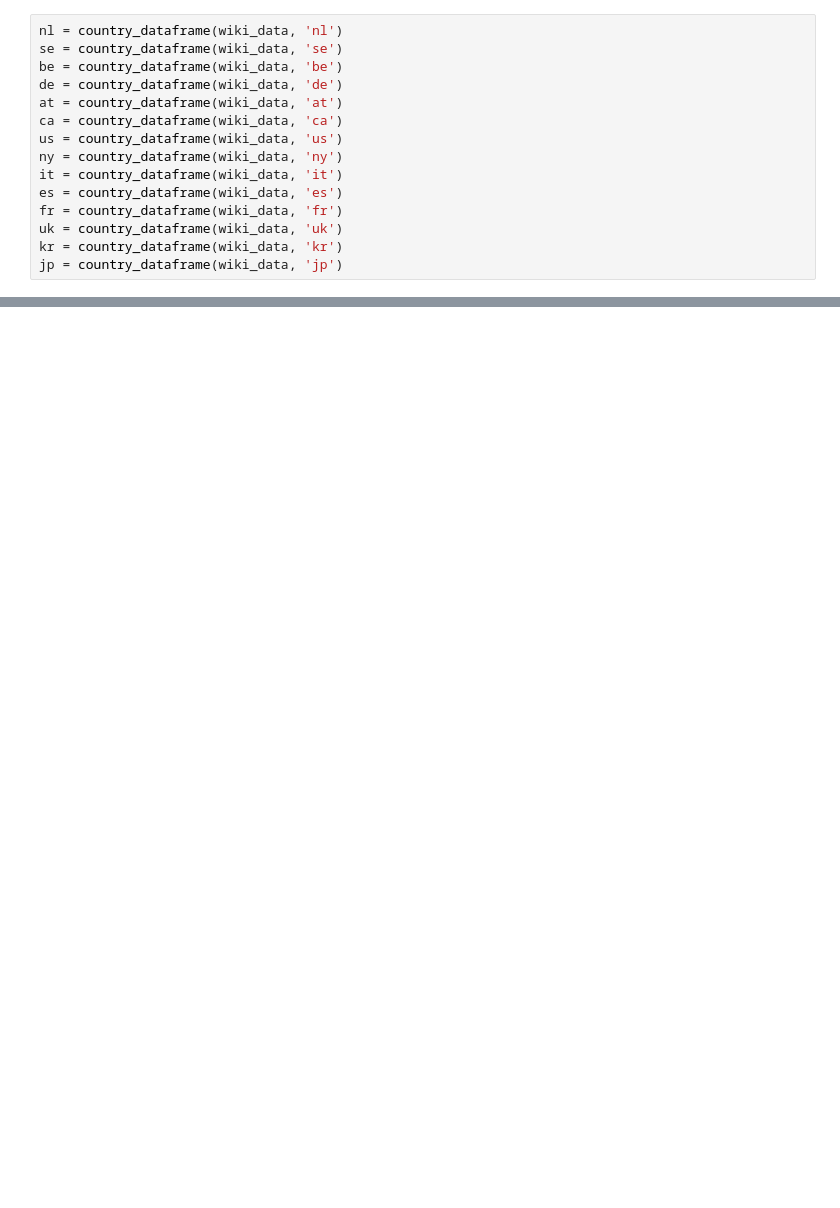
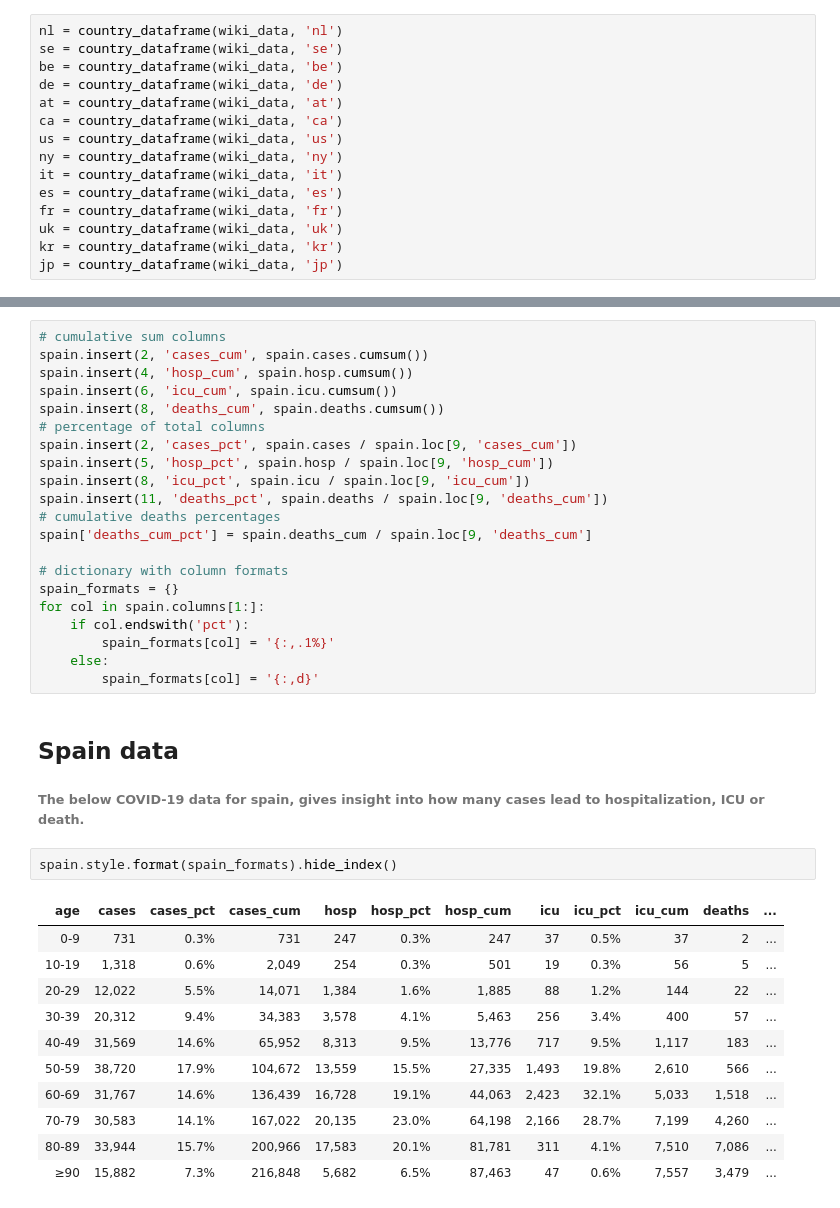
Before and after one commit to DeCooper88/corona, a Jupyter notebook: corona_dashboard.ipynb, the cells around one changed output, grey strips where cells are left out. Saved outputs shown, nothing was run; the diff lists cells and outputs as text; blank space fills up the shorter version.

```diff
--- a/corona_dashboard.ipynb
+++ b/corona_dashboard.ipynb
@@ -395,0 +463,38 @@ plt.show()
+# %%
+# cumulative sum columns
+spain.insert(2, 'cases_cum', spain.cases.cumsum())
+spain.insert(4, 'hosp_cum', spain.hosp.cumsum())
+spain.insert(6, 'icu_cum', spain.icu.cumsum())
+spain.insert(8, 'deaths_cum', spain.deaths.cumsum())
+# percentage of total columns
+spain.insert(2, 'cases_pct', spain.cases / spain.loc[9, 'cases_cum'])
+spain.insert(5, 'hosp_pct', spain.hosp / spain.loc[9, 'hosp_cum'])
+spain.insert(8, 'icu_pct', spain.icu / spain.loc[9, 'icu_cum'])
+spain.insert(11, 'deaths_pct', spain.deaths / spain.loc[9, 'deaths_cum'])
+# cumulative deaths percentages
+spain['deaths_cum_pct'] = spain.deaths_cum / spain.loc[9, 'deaths_cum']
+
+# dictionary with column formats
+spain_formats = {}
+for col in spain.columns[1:]:
+    if col.endswith('pct'):
+        spain_formats[col] = '{:,.1%}'
+    else:
+        spain_formats[col] = '{:,d}'
+# %% [markdown]
+## Spain data
+###### The below COVID-19 data for spain, gives insight into how many cases lead to hospitalization, ICU or death.
+# %%
+spain.style.format(spain_formats).hide_index()
+# %% [output]
+| age | cases | cases_pct | cases_cum | hosp | hosp_pct | hosp_cum | icu | icu_pct | icu_cum | deaths | ... |
+| 0-9 | 731 | 0.3% | 731 | 247 | 0.3% | 247 | 37 | 0.5% | 37 | 2 | ... |
+| 10-19 | 1,318 | 0.6% | 2,049 | 254 | 0.3% | 501 | 19 | 0.3% | 56 | 5 | ... |
+| 20-29 | 12,022 | 5.5% | 14,071 | 1,384 | 1.6% | 1,885 | 88 | 1.2% | 144 | 22 | ... |
+| 30-39 | 20,312 | 9.4% | 34,383 | 3,578 | 4.1% | 5,463 | 256 | 3.4% | 400 | 57 | ... |
+| 40-49 | 31,569 | 14.6% | 65,952 | 8,313 | 9.5% | 13,776 | 717 | 9.5% | 1,117 | 183 | ... |
+| 50-59 | 38,720 | 17.9% | 104,672 | 13,559 | 15.5% | 27,335 | 1,493 | 19.8% | 2,610 | 566 | ... |
+| 60-69 | 31,767 | 14.6% | 136,439 | 16,728 | 19.1% | 44,063 | 2,423 | 32.1% | 5,033 | 1,518 | ... |
+| 70-79 | 30,583 | 14.1% | 167,022 | 20,135 | 23.0% | 64,198 | 2,166 | 28.7% | 7,199 | 4,260 | ... |
+| 80-89 | 33,944 | 15.7% | 200,966 | 17,583 | 20.1% | 81,781 | 311 | 4.1% | 7,510 | 7,086 | ... |
+| ≥90 | 15,882 | 7.3% | 216,848 | 5,682 | 6.5% | 87,463 | 47 | 0.6% | 7,557 | 3,479 | ... |
```
Also changed, not shown: parts of 11 cells of this notebook.
